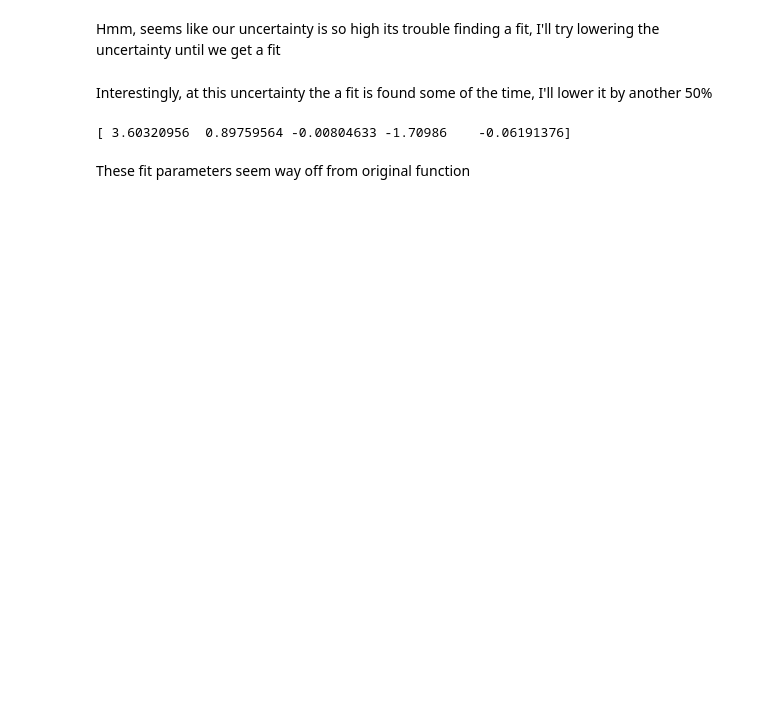
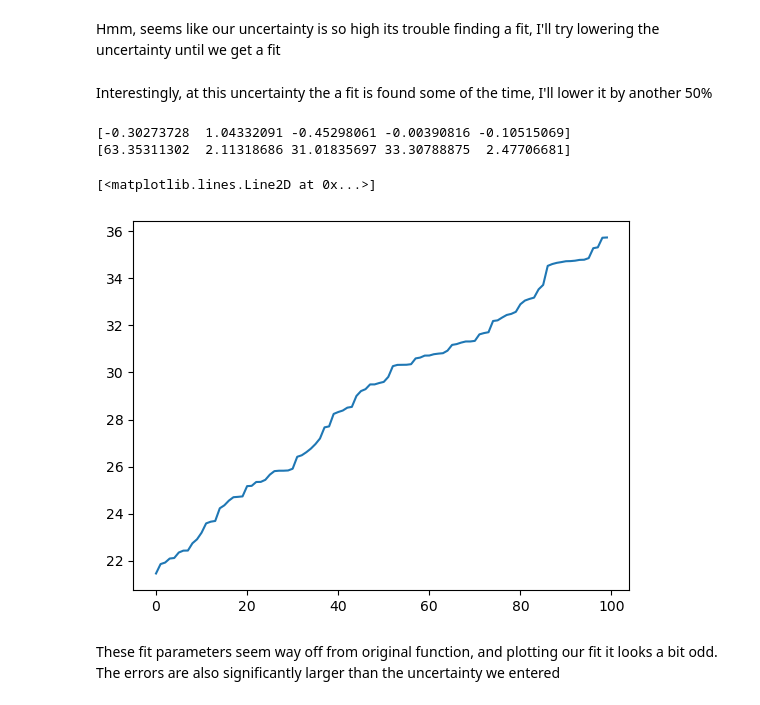
Before and after one commit to seandmceachin20/phys441, a Jupyter notebook: JupyterNotebooks/Week1/fitting_periodic.ipynb, the cells around one changed output. Saved outputs shown, nothing was run; the diff lists cells and outputs as text; code cells hidden in the pictures; blank space fills up the shorter version.

Commit message:
finished last fit function

```diff
--- a/JupyterNotebooks/Week1/fitting_periodic.ipynb
+++ b/JupyterNotebooks/Week1/fitting_periodic.ipynb
@@ -34,11 +34,16 @@ Interestingly, at this uncertainty the  a fit is found some of the time, I'll lo
 # %%
 func = periodic_func(A, 0.05)
 init_vals = [0.0 for x in range(5)]
 popt, pcov = curve_fit(fit_function, t, func, p0=init_vals)
 perr = np.sqrt(np.diag(pcov))
 
 print(popt)
+print(perr)
+plt.plot(periodic_func(popt, 0))
 # %% [output]
-[ 3.60320956  0.89759564 -0.00804633 -1.70986    -0.06191376]
+[-0.30273728  1.04332091 -0.45298061 -0.00390816 -0.10515069]
+[63.35311302  2.11318686 31.01835697 33.30788875  2.47706681]
+[<matplotlib.lines.Line2D at 0x...>]
+[figure, added]
 # %% [markdown]
-These fit parameters seem way off from original function
+These fit parameters seem way off from original function, and plotting our fit it looks a bit odd. The errors are also significantly larger than the uncertainty we entered
```
Also changed, not shown: parts of 4 cells of this notebook.
